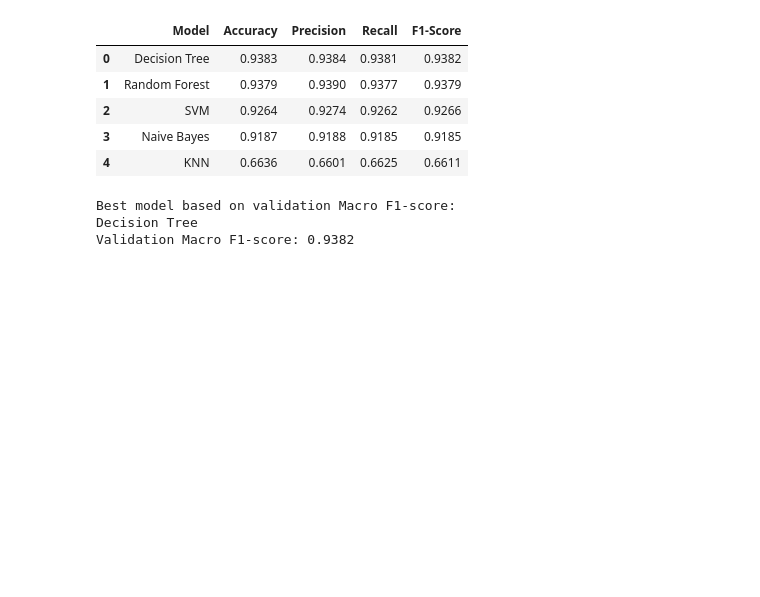
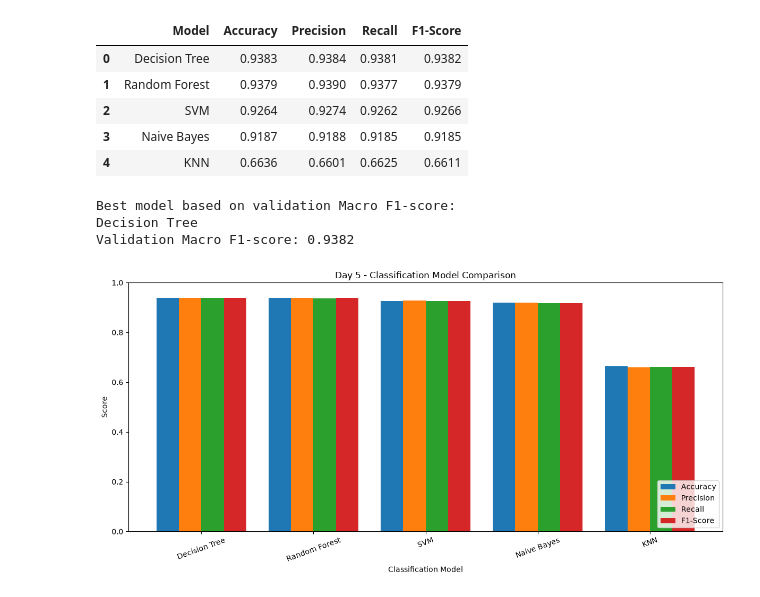
Before and after one commit to rajnityanand/Dukaan-Ai, a Jupyter notebook: notebooks/06_model_evaluation.ipynb, the cells around one changed output. Cells and saved outputs as stored; diff of their text form; code cells hidden in the pictures; blank space fills up the shorter version.

Commit message:
Day 5 : Model Evaluation and Visualisation.

```diff
--- a/notebooks/06_model_evaluation.ipynb
+++ b/notebooks/06_model_evaluation.ipynb
@@ -354,3 +354,32 @@ print(f"Validation Macro F1-score: {results_df.iloc[0]['F1-Score']:.4f}")
 Best model based on validation Macro F1-score:
 Decision Tree
 Validation Macro F1-score: 0.9382
+# %%
+# ==========================================
+# CELL 8: VISUALIZE MODEL PERFORMANCE
+# ==========================================
+
+metrics_to_plot = [
+    "Accuracy",
+    "Precision",
+    "Recall",
+    "F1-Score"
+]
+
+ax = results_df.set_index("Model")[metrics_to_plot].plot(
+    kind="bar",
+    figsize=(12, 6),
+    ylim=(0, 1),
+    width=0.8
+)
+
+ax.set_title("Day 5 - Classification Model Comparison")
+ax.set_xlabel("Classification Model")
+ax.set_ylabel("Score")
+ax.legend(loc="lower right")
+ax.tick_params(axis="x", rotation=20)
+
+plt.tight_layout()
+plt.show()
+# %% [output]
+[figure, added]
```
Also changed, not shown: parts of 1 cell of this notebook.
